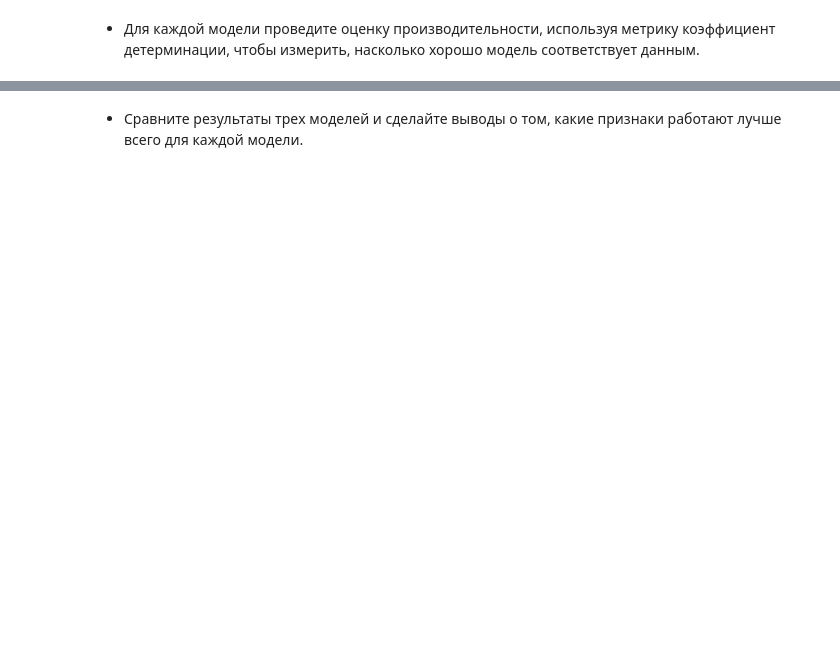
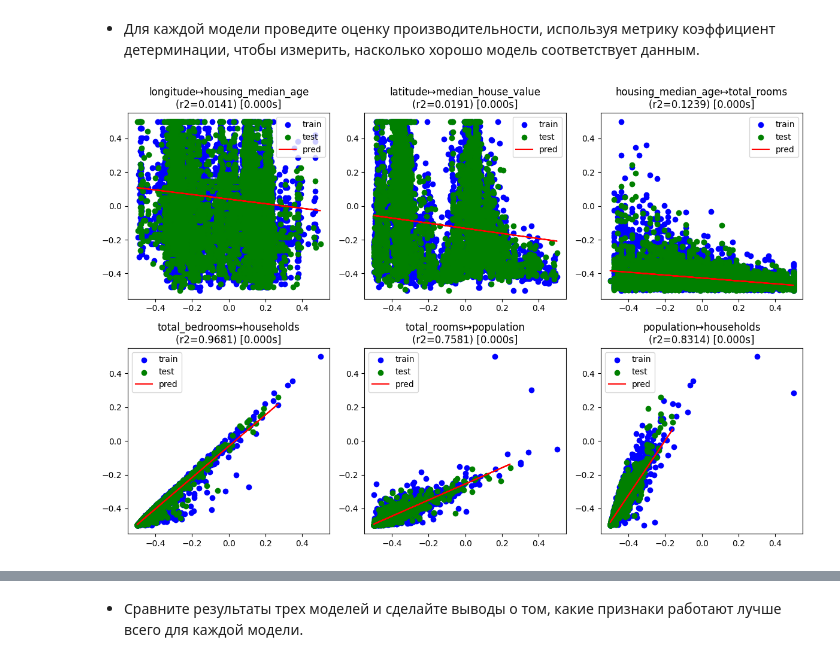
Before and after one commit to e1turin/itmo-ai-systems, a Jupyter notebook: module-2/lab-4/solution.ipynb, the cells around one changed output, grey strips where cells are left out. Cells and saved outputs as stored; diff of their text form; code cells hidden in the pictures; blank space fills up the shorter version.

```diff
--- a/module-2/lab-4/solution.ipynb
+++ b/module-2/lab-4/solution.ipynb
@@ -195,0 +269,44 @@ interval columns not set, guessing: ['longitude', 'latitude', 'housing_median_ag
+# %%
+def analyse(x: pd.DataFrame, y: pd.DataFrame, rs: float=42) -> pd.DataFrame:
+    """ Utility function for quick analytics drawing. """
+
+    from sklearn.metrics import r2_score
+    from time import monotonic
+
+    (x_data_train, x_data_test,
+     y_data_train, y_data_test) = my_train_test_split(x, y, test_size=0.3, random_state=rs)
+
+    start_time = monotonic()
+
+    # y_pred = MyLinearRegression()
+    y_pred = MyRidgeRegression()\
+        .fit(X=x_data_train.values[:,np.newaxis], y=y_data_train)\
+        .predict(x_data_test.values[:,np.newaxis])
+
+    end_time = monotonic()
+
+    plt.title(f'{x.name}↦{y.name}\n(r2={r2_score(y_data_test, y_pred):.4f}) [{end_time-start_time:.3f}s]')
+    plt.scatter(x_data_train, y_data_train, label='train', c='b')
+    plt.scatter(x_data_test, y_data_test, label='test', c='g')
+    plt.plot(x_data_test, y_pred, label='pred', c='r')
+    plt.legend()
+# %%
+# df_tf = MyStandardScaler().fit(df).transform(df)
+df_tf = MyMinMaxScaler().fit(df).transform(df)
+interesting_correlations = {
+  'longitude': 'housing_median_age',
+  'latitude': 'median_house_value',
+  'housing_median_age': 'total_rooms',
+  'total_bedrooms': 'households',
+  # 'total_bedrooms': 'population',
+  'total_rooms': 'population',
+  'population': 'households',
+}
+
+plt.figure(figsize=(12,8))
+for i, (x, y) in enumerate(interesting_correlations.items()):
+    plt.subplot(2, 3, i+1)
+    analyse(df_tf[x], df_tf[y])
+plt.tight_layout(); plt.show()
+# %% [output]
+[figure, added]
```
Also changed, not shown: parts of 23 cells of this notebook, 1 other file.
